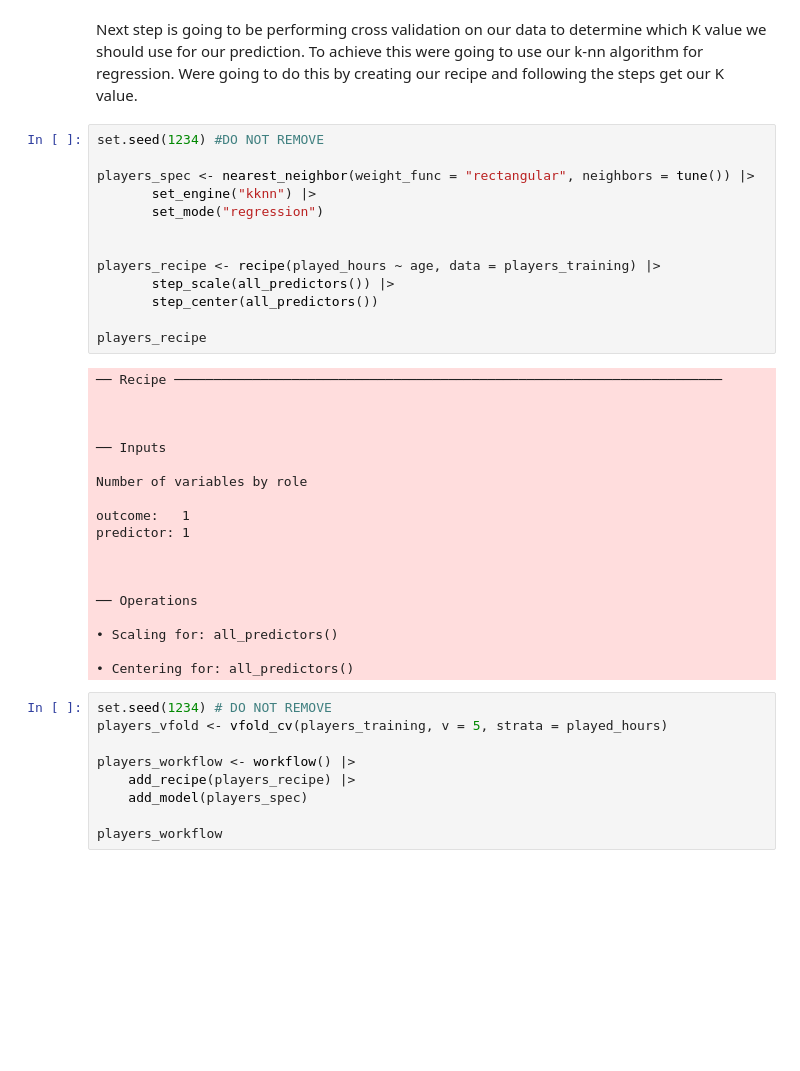
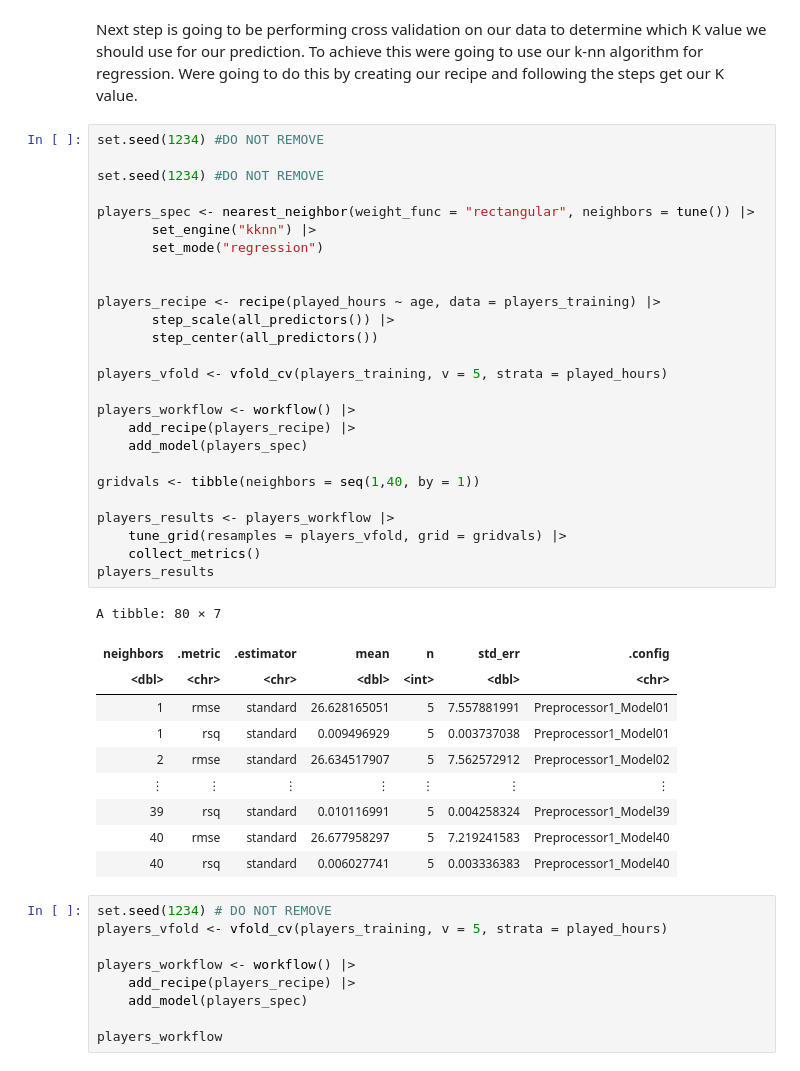
Before and after one commit to alicezh12/Project-Final-Report, a Jupyter notebook: final_project.ipynb, the cells around one changed output. Drawn from its saved outputs; the diff is of its cells as text; blank space fills up the shorter version.

```diff
--- a/final_project.ipynb
+++ b/final_project.ipynb
@@ -203,37 +203,42 @@ A tibble: 50 × 2
 # %% [markdown]
 Next step is going to be performing cross validation on our data to determine which K value we should use for our prediction. To achieve this were going to use our k-nn algorithm for regression. Were going to do this by creating our recipe and following the steps get our K value.
 # %%
+set.seed(1234) #DO NOT REMOVE
+
 set.seed(1234) #DO NOT REMOVE
 
 players_spec <- nearest_neighbor(weight_func = "rectangular", neighbors = tune()) |>
        set_engine("kknn") |>
        set_mode("regression")
 
 
 players_recipe <- recipe(played_hours ~ age, data = players_training) |>
        step_scale(all_predictors()) |>
        step_center(all_predictors())
 
-players_recipe
+players_vfold <- vfold_cv(players_training, v = 5, strata = played_hours)
+
+players_workflow <- workflow() |>
+    add_recipe(players_recipe) |>
+    add_model(players_spec)
+
+gridvals <- tibble(neighbors = seq(1,40, by = 1))
+
+players_results <- players_workflow |>
+    tune_grid(resamples = players_vfold, grid = gridvals) |>
+    collect_metrics()
+players_results
 # %% [output]
-── Recipe ──────────────────────────────────────────────────────────────────────
-
-
-
-── Inputs
-
-Number of variables by role
-
-outcome:   1
-predictor: 1
-
-
-
-── Operations
-
-• Scaling for: all_predictors()
-
-• Centering for: all_predictors()
+A tibble: 80 × 7
+| neighbors | .metric | .estimator | mean | n | std_err | .config |
+| <dbl> | <chr> | <chr> | <dbl> | <int> | <dbl> | <chr> |
+| 1 | rmse | standard | 26.628165051 | 5 | 7.557881991 | Preprocessor1_Model01 |
+| 1 | rsq | standard | 0.009496929 | 5 | 0.003737038 | Preprocessor1_Model01 |
+| 2 | rmse | standard | 26.634517907 | 5 | 7.562572912 | Preprocessor1_Model02 |
+| ⋮ | ⋮ | ⋮ | ⋮ | ⋮ | ⋮ | ⋮ |
+| 39 | rsq | standard | 0.010116991 | 5 | 0.004258324 | Preprocessor1_Model39 |
+| 40 | rmse | standard | 26.677958297 | 5 | 7.219241583 | Preprocessor1_Model40 |
+| 40 | rsq | standard | 0.006027741 | 5 | 0.003336383 | Preprocessor1_Model40 |
 # %%
 set.seed(1234) # DO NOT REMOVE
 players_vfold <- vfold_cv(players_training, v = 5, strata = played_hours)
```
